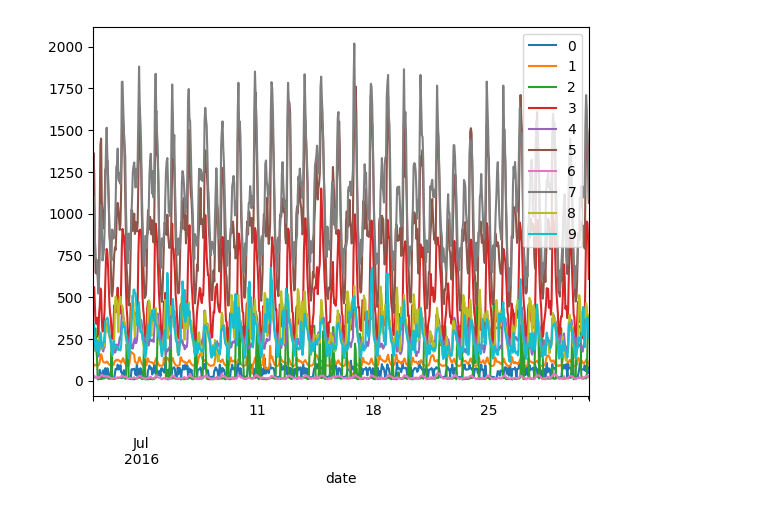
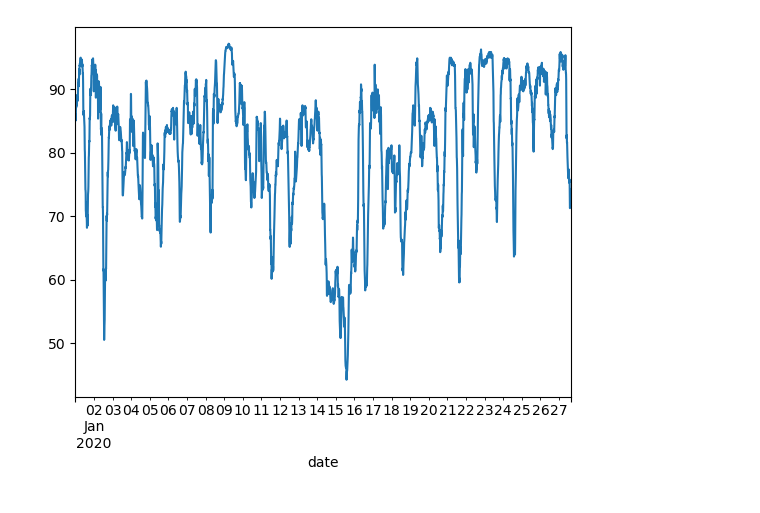
Before and after one commit to WillWang1113/Moving-Average-Diffusion, a Jupyter notebook: notebooks/benchdata_preprocess.ipynb, the cells around one changed output. Drawn from its saved outputs; the diff is of its cells as text; code cells hidden in the pictures.

```diff
--- a/notebooks/benchdata_preprocess.ipynb
+++ b/notebooks/benchdata_preprocess.ipynb
@@ -4,7 +4,8 @@ import numpy as np
 import os
 from sklearn.preprocessing import StandardScaler
 
-root_pth = "/mnt/ExtraDisk/wcx/research/THU-timeseries"
+root_pth = "/home/user/data/THU-timeseries"
+# root_pth = "/mnt/ExtraDisk/wcx/research/THU-timeseries"
 all_data_pth = [
     # "dataset/MFRED_clean.csv",
     # "ETT-small/ETTh1.csv",
@@ -13,45 +14,45 @@ all_data_pth = [
     # "ETT-small/ETTm2.csv",
     # 'exchange_rate/exchange_rate.csv',
     # 'illness/national_illness.csv',
-    # 'weather/weather.csv',
+    'weather/weather.csv',
     # 'traffic/traffic.csv',
-    'electricity/electricity.csv',
+    # 'electricity/electricity.csv',
 ]
 for data_pth in all_data_pth:
     df = pd.read_csv(os.path.join(root_pth, data_pth), index_col=0, parse_dates=True)
     n_timestep = len(df)
     num_train = int(n_timestep * 0.7)
-    df.iloc[:720, :10].plot()
+    df['rh (%)'][:3840].plot()
     break
     # scaler = StandardScaler()
     # scaler.fit(df[:num_train])
     # df[df.columns] = scaler.transform(df)
     # df.index = pd.date_range('2019-01-01', periods=len(df), freq='5min')
 
     # df.to_csv(os.path.join(root_pth, 'MFRED_scaled.csv'))
     # long_df = []
     # for c in df.columns.tolist():
     #     temp_df = df[[c]].copy()
     #     temp_df['unique_id'] = c
     #     temp_df = temp_df.reset_index()
     #     temp_df = temp_df.rename(columns={c:'y','date':'ds'})
     #     if data_pth.__contains__('ETTh'):
     #         num_train = 12 * 30 * 24
     #         num_test = 4 * 30 * 24
     #         num_vali = 4 * 30 * 24
     #         temp_df = temp_df[:num_train+num_vali+num_test]
     #     elif data_pth.__contains__('ETTm'):
     #         num_train = 12 * 30 * 24 * 4
     #         num_test = 4 * 30 * 24 * 4
     #         num_vali = 4 * 30 * 24 * 4
     #         temp_df = temp_df[:num_train+num_vali+num_test]
     #     long_df.append(temp_df)
     # long_df = pd.concat(long_df)
     # long_df = long_df.reset_index(drop=True)
     # long_df.to_csv(os.path.join(root_pth, data_pth[:-4]+'_NF.csv'), index=False)
     # break
 # %% [output]
-[figure, old version]
+[figure, new version]
 # %%
 import pandas as pd
 from datasetsforecast.long_horizon import LongHorizon, LongHorizonInfo
```
Also changed, not shown: parts of 3 cells of this notebook, 26 other files.
